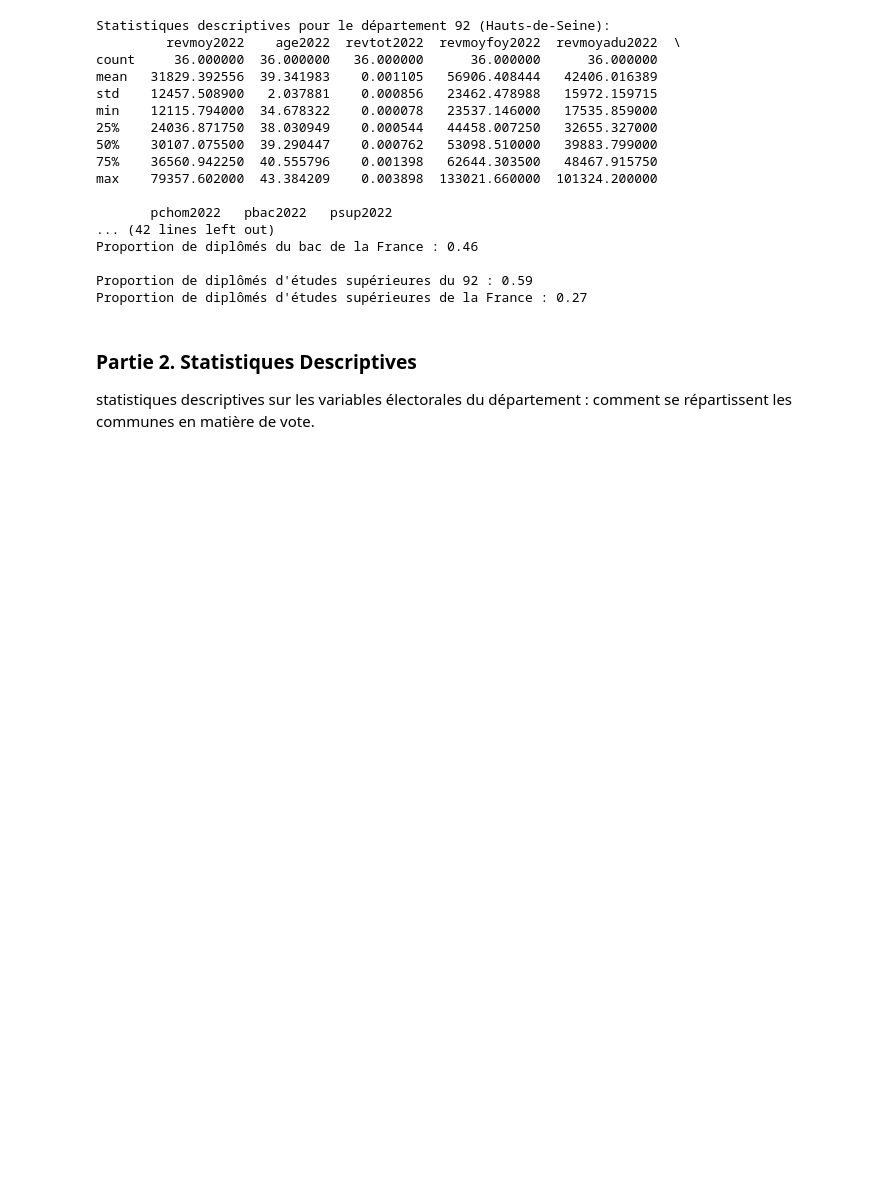
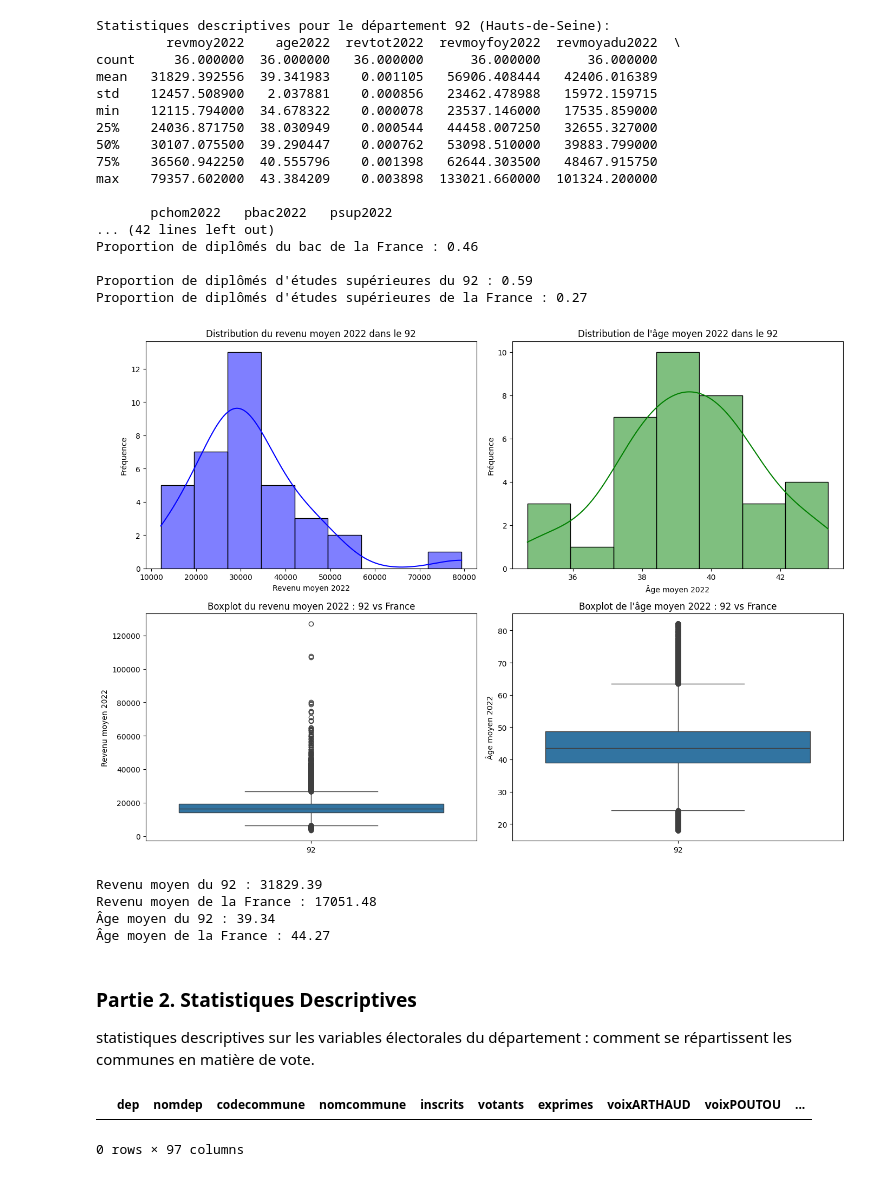
Before and after one commit to Moumoustillon/Projet-CMI-Calcul-Num, a Jupyter notebook: Analyse92.ipynb, the cells around one changed output. Drawn from its saved outputs; the diff is of its cells as text; code cells hidden in the pictures; blank space fills up the shorter version.

```diff
--- a/Analyse92.ipynb
+++ b/Analyse92.ipynb
@@ -146,7 +126,75 @@ Proportion de diplômés du bac de la France : 0.46
 
 Proportion de diplômés d'études supérieures du 92 : 0.59
 Proportion de diplômés d'études supérieures de la France : 0.27
+# %%
+# graphiques
+
+
+
+# Comparaison des moyennes pour la France et le département 92
+mean_92 = socio_demo_92['revmoy2022'].mean()
+mean_france = socio_demo['revmoy2022'].mean()
+mean_age_92 = socio_demo_92['age2022'].mean()
+mean_age_france = socio_demo['age2022'].mean()
+
+# Création des graphiques
+fig, axes = plt.subplots(2, 2, figsize=(14, 10))  # Définir correctement les axes
+
+# 1. Histogramme du revenu moyen 2022
+sns.histplot(socio_demo_92['revmoy2022'], kde=True, color='blue', ax=axes[0, 0])
+axes[0, 0].set_title('Distribution du revenu moyen 2022 dans le 92')
+axes[0, 0].set_xlabel('Revenu moyen 2022')
+axes[0, 0].set_ylabel('Fréquence')
+
+# 2. Histogramme de l'âge moyen 2022
+sns.histplot(socio_demo_92['age2022'], kde=True, color='green', ax=axes[0, 1])
+axes[0, 1].set_title('Distribution de l\'âge moyen 2022 dans le 92')
+axes[0, 1].set_xlabel('Âge moyen 2022')
+axes[0, 1].set_ylabel('Fréquence')
+
+# 3. Boxplot comparatif du revenu moyen 2022 (92 vs France)
+sns.boxplot(data=[socio_demo_92['revmoy2022'], socio_demo['revmoy2022']], ax=axes[1, 0])
+axes[1, 0].set_xticklabels(['92', 'France'])
+axes[1, 0].set_title('Boxplot du revenu moyen 2022 : 92 vs France')
+axes[1, 0].set_ylabel('Revenu moyen 2022')
+
+# 4. Boxplot comparatif de l'âge moyen 2022 (92 vs France)
+sns.boxplot(data=[socio_demo_92['age2022'], socio_demo['age2022']], ax=axes[1, 1])
+axes[1, 1].set_xticklabels(['92', 'France'])
+axes[1, 1].set_title('Boxplot de l\'âge moyen 2022 : 92 vs France')
+axes[1, 1].set_ylabel('Âge moyen 2022')
+
+# Ajuster l'espacement entre les graphiques
+plt.tight_layout()
+
+# Afficher les graphiques
+plt.show()
+
+# Afficher les moyennes pour comparer
+print(f"Revenu moyen du 92 : {mean_92:.2f}")
+print(f"Revenu moyen de la France : {mean_france:.2f}")
+print(f"Âge moyen du 92 : {mean_age_92:.2f}")
+print(f"Âge moyen de la France : {mean_age_france:.2f}")
+# %% [output]
+[figure, added]
+Revenu moyen du 92 : 31829.39
+Revenu moyen de la France : 17051.48
+Âge moyen du 92 : 39.34
+Âge moyen de la France : 44.27
 # %% [markdown]
 ### Partie 2. Statistiques Descriptives
 
 statistiques descriptives sur les variables électorales du département : comment se répartissent les communes en matière de vote.
+# %%
+#extraction d'info pour une ou plusieurs communes identifiées
+def extraire(df, codes_communes):
+    if isinstance(codes_communes, str):
+        codes_communes = [codes_communes]
+
+    result = df[df['codecommune'].isin(codes_communes)]
+    return result
+
+extraire(pres22, [78500])
+# %% [output]
+|  | dep | nomdep | codecommune | nomcommune | inscrits | votants | exprimes | voixARTHAUD | voixPOUTOU | ... |
+0 rows × 97 columns
```
Also changed, not shown: parts of 1 cell of this notebook.
